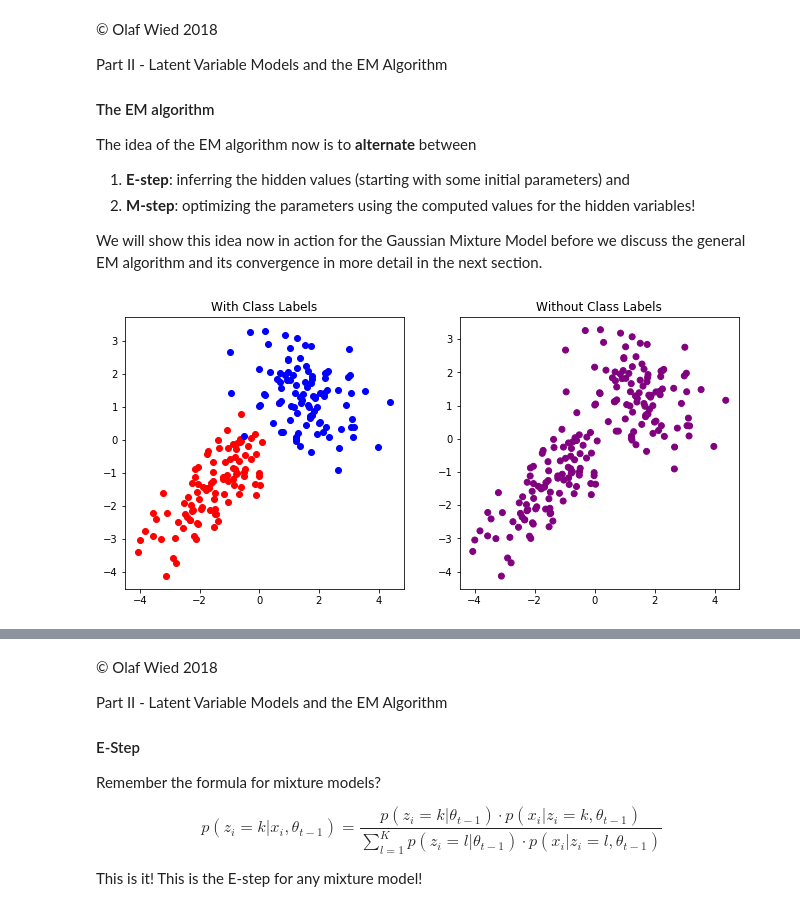
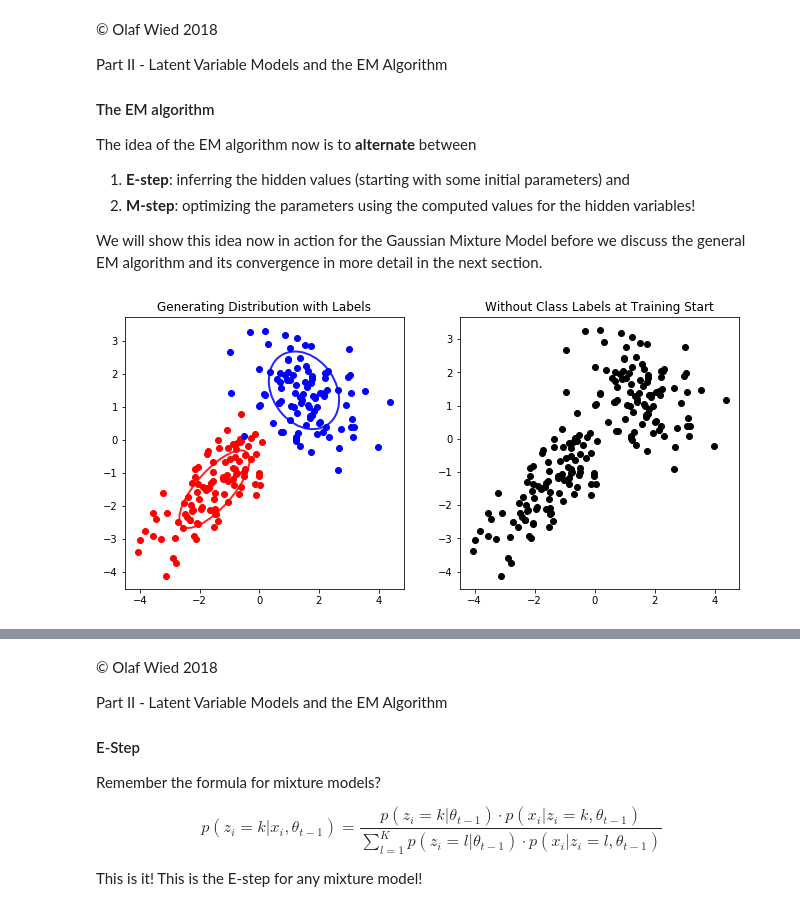
Before and after one commit to olafwied/AdvBayes-Course, a Jupyter notebook: Advanced Bayes - Course Materials.ipynb, the cells around one changed output, grey strips where cells are left out. Drawn from its saved outputs; the diff is of its cells as text; code cells hidden in the pictures.

```diff
--- a/Advanced Bayes - Course Materials.ipynb
+++ b/Advanced Bayes - Course Materials.ipynb
@@ -677,13 +683,3 @@ data = np.vstack([c1,c2])
 from matplotlib.colors import to_rgba_array
 blue,red = to_rgba_array(['blue','red'])
 cluster_colors = np.array([0.5*blue+0.5*red]*(2*N)) #add the cluster colors based on the mixing distribution
-# %%
-fig, ax = plt.subplots(1, 2, figsize = (11,5))
-ax[0].scatter(c1[:,0],c1[:,1],c='r')
-ax[0].scatter(c2[:,0],c2[:,1],c='b')
-ax[0].set_title("With Class Labels")
-ax[1].scatter(data[:,0],data[:,1],c=cluster_colors)
-ax[1].set_title("Without Class Labels")
-plt.show()
-# %% [output]
-[figure, removed]
@@ -716,3 +705,15 @@ def get_ellipsoid_from_cov(cov,m,ax,color):
     e.set_fill(False)
     e.set_linewidth(2)
     ax.add_artist(e)
+# %%
+fig, ax = plt.subplots(1, 2, figsize = (11,5))
+ax[0].scatter(c1[:,0],c1[:,1],c='r')
+ax[0].scatter(c2[:,0],c2[:,1],c='b')
+get_ellipsoid_from_cov(cov1,mu1,ax[0],'r')
+get_ellipsoid_from_cov(cov2,mu2,ax[0],'b')
+ax[0].set_title("Generating Distribution with Labels")
+ax[1].scatter(data[:,0],data[:,1],c='k')
+ax[1].set_title("Without Class Labels at Training Start")
+plt.show()
+# %% [output]
+[figure, added]
```
Also changed, not shown: parts of 35 cells of this notebook.
